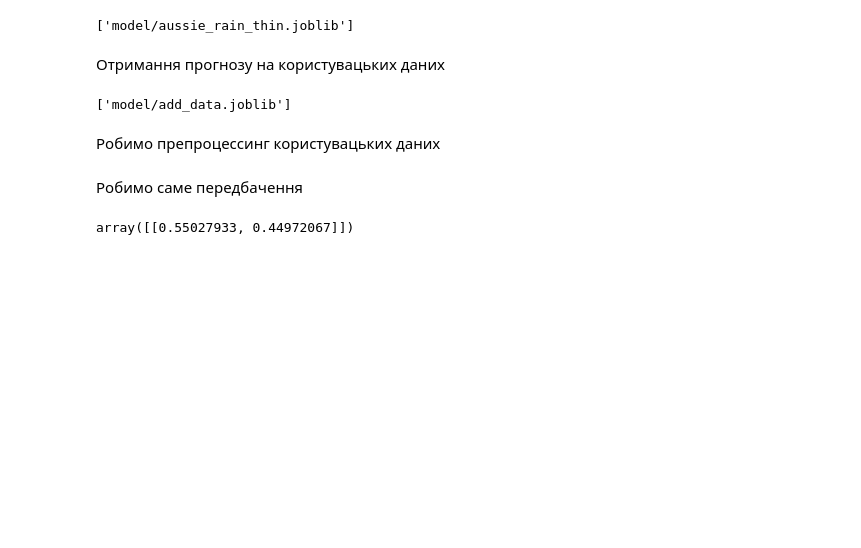
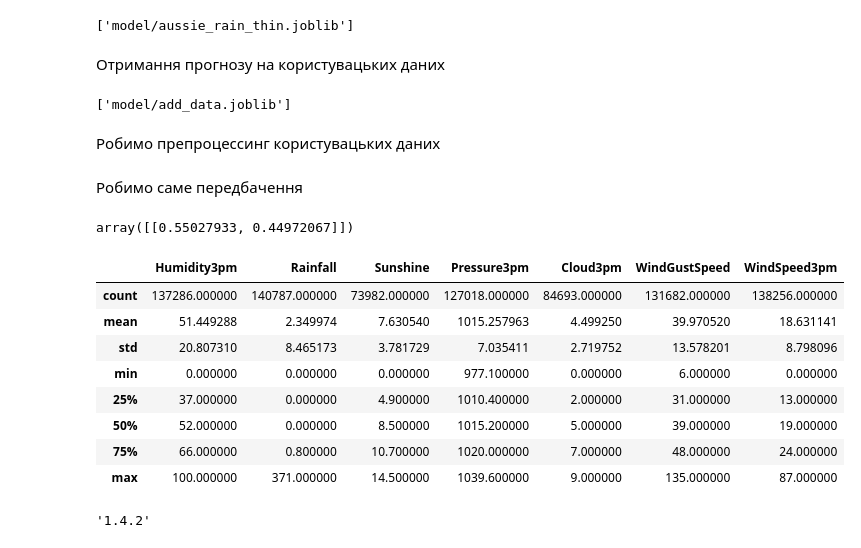
Before and after one commit to svitlia4ok/aussie_rain_tree, a Jupyter notebook: main.ipynb, the cells around one changed output. Drawn from its saved outputs; the diff is of its cells as text; code cells hidden in the pictures; blank space fills up the shorter version.

```diff
--- a/main.ipynb
+++ b/main.ipynb
@@ -251,3 +242,19 @@ user_data_preprocessed = preprocess_new_data(user_data, data_thin['scalerObj'])
 model_thin.predict_proba(user_data_preprocessed)
 # %% [output]
 array([[0.55027933, 0.44972067]])
+# %%
+thin_df.describe()
+# %% [output]
+|  | Humidity3pm | Rainfall | Sunshine | Pressure3pm | Cloud3pm | WindGustSpeed | WindSpeed3pm |
+| count | 137286.000000 | 140787.000000 | 73982.000000 | 127018.000000 | 84693.000000 | 131682.000000 | 138256.000000 |
+| mean | 51.449288 | 2.349974 | 7.630540 | 1015.257963 | 4.499250 | 39.970520 | 18.631141 |
+| std | 20.807310 | 8.465173 | 3.781729 | 7.035411 | 2.719752 | 13.578201 | 8.798096 |
+| min | 0.000000 | 0.000000 | 0.000000 | 977.100000 | 0.000000 | 6.000000 | 0.000000 |
+| 25% | 37.000000 | 0.000000 | 4.900000 | 1010.400000 | 2.000000 | 31.000000 | 13.000000 |
+| 50% | 52.000000 | 0.000000 | 8.500000 | 1015.200000 | 5.000000 | 39.000000 | 19.000000 |
+| 75% | 66.000000 | 0.800000 | 10.700000 | 1020.000000 | 7.000000 | 48.000000 | 24.000000 |
+| max | 100.000000 | 371.000000 | 14.500000 | 1039.600000 | 9.000000 | 135.000000 | 87.000000 |
+# %%
+joblib.__version__
+# %% [output]
+'1.4.2'
```
Also changed, not shown: parts of 7 cells of this notebook, 3 other files.
